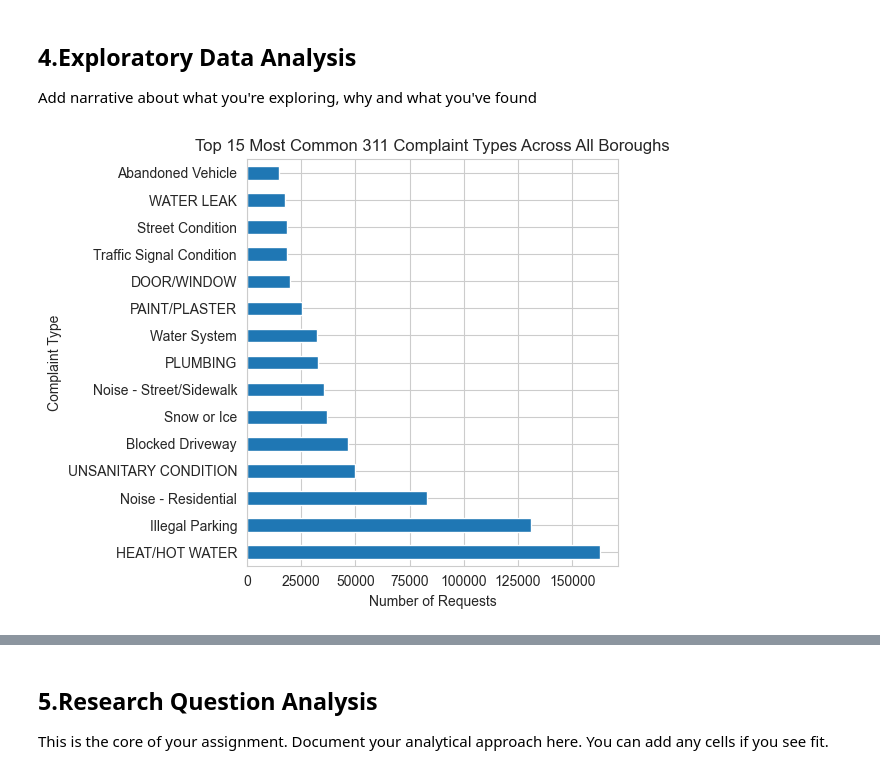
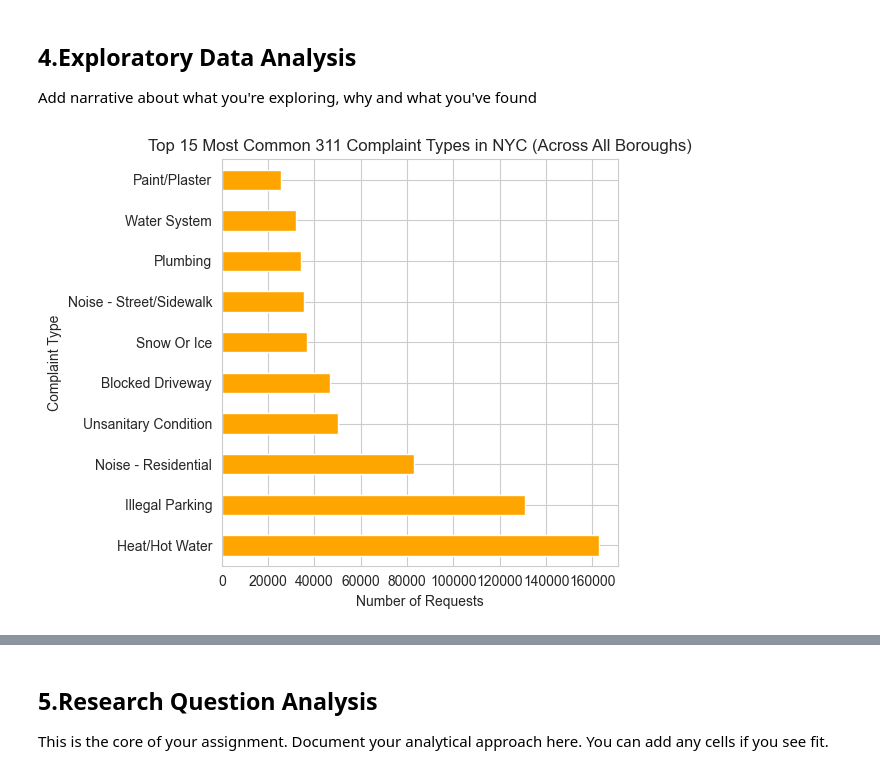
Before and after one commit to npisar/SI313-homework, a Jupyter notebook: module assignments/pisarczyk_Readymade Data Assignment.ipynb, the cells around one changed output, grey strips where cells are left out. Drawn from its saved outputs; the diff is of its cells as text; code cells hidden in the pictures.

Commit message:
added visualizations

```diff
--- a/module assignments/pisarczyk_Readymade Data Assignment.ipynb
+++ b/module assignments/pisarczyk_Readymade Data Assignment.ipynb
@@ -486,11 +454,25 @@ Document your cleaning decisions and rationale here
 """
 A note here: most of my data cleaning was done when I was gathering the data.
 See the markdown block in my data statement for a more complete description
+
+I just changed some names of values in columns to be nicer and not a mix of all caps, sentence case, lowercase, etc.
 """
 
 # 1. Make sure rows with missing essential data are removed
 df_clean = df.dropna(subset=('created_date', 'complaint_type', 'borough'))
 
+# 2. Clean the names of the boroughs to be a nice case
+borough_mapping = {
+    "BRONX": "Bronx",
+    "BROOKLYN": "Brooklyn",
+    "MANHATTAN": "Manhattan",
+    "QUEENS": "Queens",
+    "STATEN ISLAND": "Staten Island"
+}
+df_clean['borough'] = df_clean['borough'].map(borough_mapping)
+
+# 3. Clean the names of the complaint types in each column
+df_clean['complaint_type'] = df_clean['complaint_type'].str.strip().str.title()
 
 # output
 print(f"Original dataset: {len(df)} records")
@@ -505,29 +487,22 @@ Removed: 0 records (0.0%)
 
 Add narrative about what you're exploring, why and what you've found
 # %%
-########################################################
-########################################################
-########################################################
-
-# TODO: WHAT GOES HERE?
-
-########################################################
-########################################################
-########################################################
-
 """
 Graph of most common complaint types across all boroughs
+
+I want to generally understand what the most common complaint types across all of NYC are in this data
+It looks like Heat/hot water, Illegal parking, Noise - residential, Unsanitary condition, and Blocked driveway are the 5 most common across all of NYC
 """
-complaint_counts = df_clean['complaint_type'].value_counts().head(15)
+complaint_counts = df_clean['complaint_type'].value_counts().head(10)
 plt.figure(figsize=(6, 5))
-complaint_counts.plot(kind='barh')
+complaint_counts.plot(kind='barh', color="orange")
 plt.xlabel('Number of Requests')
 plt.ylabel('Complaint Type')
-plt.title('Top 15 Most Common 311 Complaint Types Across All Boroughs')
+plt.title('Top 15 Most Common 311 Complaint Types in NYC (Across All Boroughs)')
 plt.tight_layout()
 plt.show()
 # %% [output]
-[figure, old version]
+[figure, new version]
 # %%
 """
 Graphs of most common complaint types per borough
```
Also changed, not shown: parts of 15 cells of this notebook, 1 other file.
